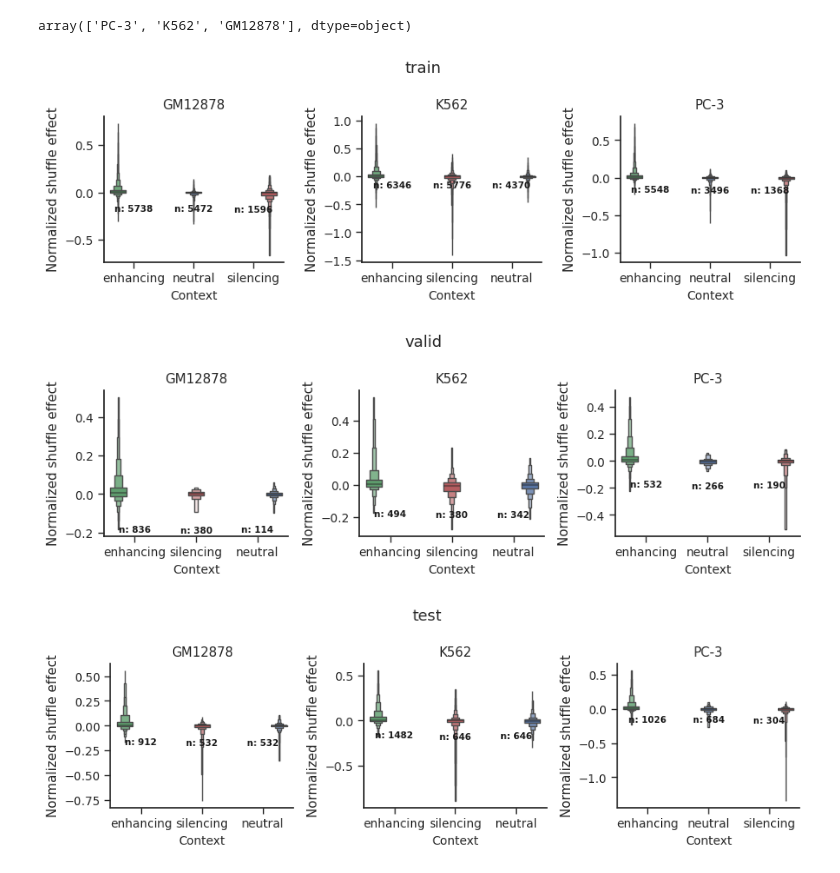
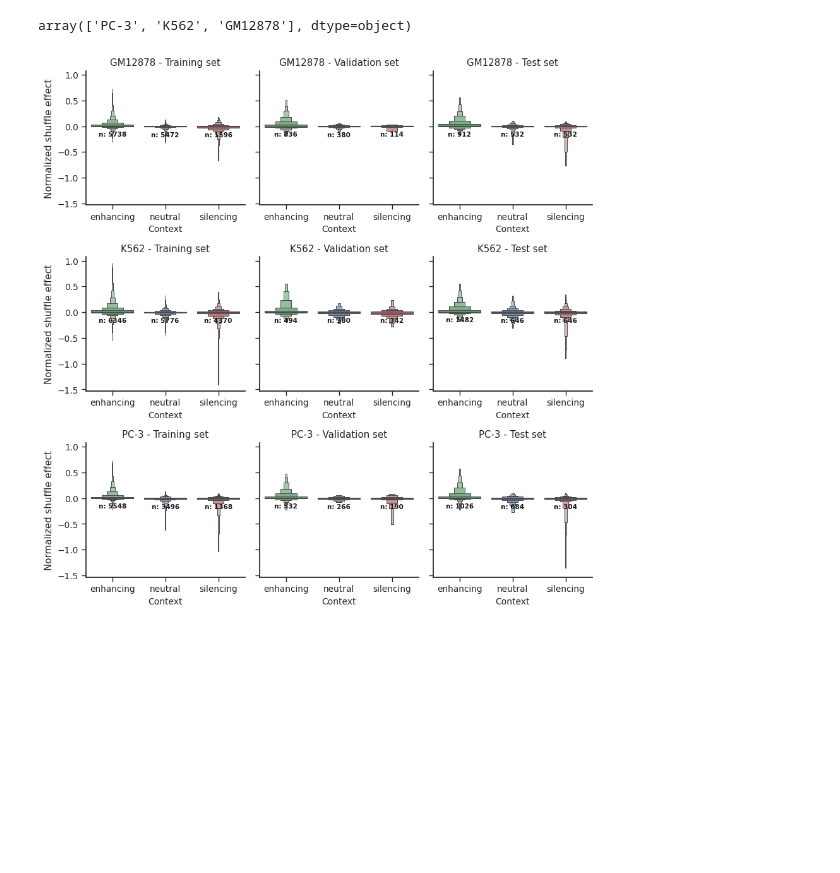
Before and after one commit to p-koo/creme-nn, a Jupyter notebook: figures/train_test_valid.ipynb, the cells around one changed output. Saved outputs shown, nothing was run; the diff lists cells and outputs as text; code cells hidden in the pictures; blank space fills up the shorter version.

Commit message:
add train/test notebooks

```diff
--- a/figures/train_test_valid.ipynb
+++ b/figures/train_test_valid.ipynb
@@ -84,6 +81,7 @@ merged['cell_line'].unique()
 # %% [output]
 array(['PC-3', 'K562', 'GM12878'], dtype=object)
 # %%
+titles = {'train': 'Training set', 'valid': 'Validation set', 'test': 'Test set'}
 my_pal = {"enhancing": "g", "neutral": "b", "silencing":"r"}
 sns.set(font_scale = .9)
 sns.set_style(style='white')
@@ -96,49 +94,49 @@ plt.rcParams['xtick.bottom'] = True
 plt.rcParams['ytick.left'] = True
 
 
+fig, axes = plt.subplots(3, 3, figsize=[9, 9], sharey=True)
+
+
 for f, fold in enumerate(['train', 'valid', 'test']):
-    fig, axes = plt.subplots(1, 3, figsize=[9, 3])
 
     fold_set = pd.read_csv(f'{outdir}/{fold}.bed', sep='\t', header=None)
     fold_set.columns = ['chrom', 'seq_start', 'seq_end']
     merged = nec_result_summary.merge(fold_set, on=['chrom', 'seq_start'])
 
     for j, (cell, df) in enumerate(merged.groupby('cell_line')):
-        ax = axes[j]
+        df = df.sort_values('context')
+        ax = axes[j, f]
         sns.boxenplot(x='context', y='Normalized shuffle effect', data=df,
                       showfliers=False,
                       hue='context', ax=ax,
                       palette = my_pal)
         ax.spines['top'].set_visible(False)
         ax.spines['right'].set_visible(False)
         ax.set_xlabel('Context', fontsize=10)
-        ax.legend(bbox_to_anchor=[1.6, 1])
+        # ax.legend(bbox_to_anchor=[1.6, 1])
 
         # add number of observations in each box
         medians = df.groupby(['context'])['Normalized shuffle effect'].median().values
         nobs = df['context'].value_counts().values
         nobs = [str(x) for x in nobs.tolist()]
         nobs = ["n: " + i for i in nobs]
 
         # Add it to the plot
         pos = range(len(nobs))
         for tick,label in zip(pos,ax.get_xticklabels()):
             ax.text(pos[tick],
                     medians[tick] - .2,
                     nobs[tick],
                     horizontalalignment='center',
                     size='x-small',
                     color='k',
                     weight='semibold')
-        ax.set_title(cell)
-        ax.get_legend().remove()
-    plt.suptitle(fold)
+        ax.set_title(f"{cell} - {titles[fold]}")
+        # ax.get_legend().remove()
     plt.tight_layout()
 
 
 
-#fig.savefig(f'{pdf_dir}/enformer_necessity_test.pdf')
+fig.savefig(f'pdfs/necessity_and_sufficiency/enformer_necessity_test_train_test_val_split.png')
 # %% [output]
-[figure, old version]
+[figure, new version]
-[figure, removed]
-[figure, removed]
```
Also changed, not shown: parts of 2 cells of this notebook, 5 other files.
